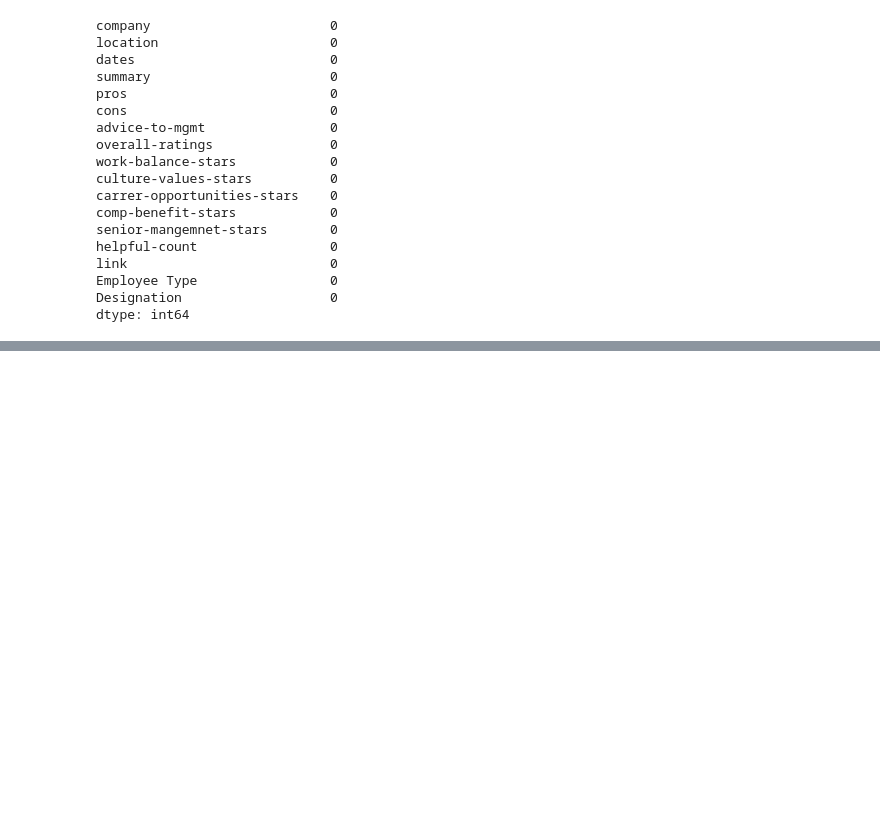
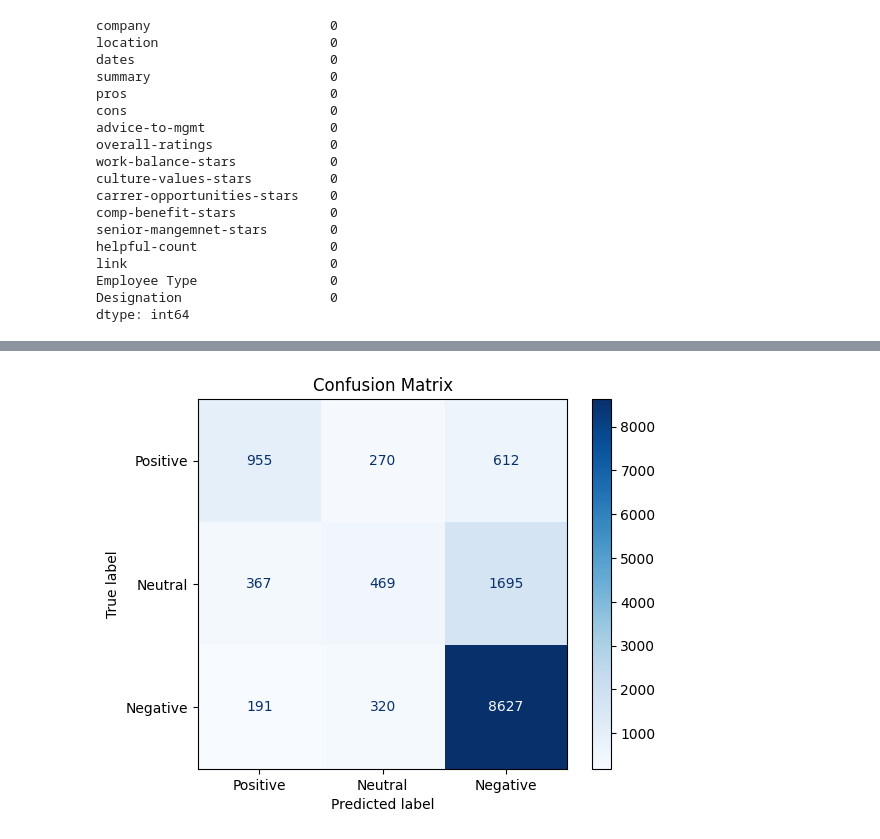
Before and after one commit to utsav-lakshkar9/NLP_Assignment_1_Intelligent_Employee_Review_Feedback, a Jupyter notebook: main.ipynb, the cells around one changed output, grey strips where cells are left out. Saved outputs shown, nothing was run; the diff lists cells and outputs as text; code cells hidden in the pictures; blank space fills up the shorter version.

```diff
--- a/main.ipynb
+++ b/main.ipynb
@@ -242,3 +267,17 @@ df=pre_processing(df)
+# %%
+df['review_text'] = (
+    df['summary'].fillna('') + " " +
+    df['pros'].fillna('') + " " +
+    df['cons'].fillna('') + " " +
+    df['advice-to-mgmt'].fillna('')
+)
+# %%
+df['processed_text'] = (
+    df['summary_tokenized'].apply(lambda x: " ".join(x)) + " " +
+    df['pros_tokenized'].apply(lambda x: " ".join(x)) + " " +
+    df['cons_tokenized'].apply(lambda x: " ".join(x)) + " " +
+    df['advice-to-mgmt_tokenized'].apply(lambda x: " ".join(x))
+)
 # %%
 print(df.head())
 # %% [output]
@@ -261,0 +301,20 @@ print(df.head())
+# %%
+X = df['processed_text']
+y = df['sentiment']
+
+X_train, X_test, y_train, y_test = train_test_split(X,y,test_size=0.2,random_state=42,stratify=y)
+
+tfidf = TfidfVectorizer(max_features=5000)
+X_train_tfidf = tfidf.fit_transform(X_train)
+X_test_tfidf = tfidf.transform(X_test)
+
+model = LogisticRegression(max_iter=1000)
+model.fit(X_train_tfidf, y_train)
+
+y_pred = model.predict(X_test_tfidf)
+print("Accuracy:", accuracy_score(y_test, y_pred))
+print("Precision:", precision_score(y_test, y_pred,average='weighted'))
+print("Recall:", recall_score(y_test, y_pred,average='weighted'))
+print("F1 Score:", f1_score(y_test, y_pred,average='weighted'))
+
+print(classification_report(y_test, y_pred))
@@ -261,0 +335,8 @@ print(df.head())
+# %%
+cm=confusion_matrix(y_test, y_pred)
+disp = ConfusionMatrixDisplay(confusion_matrix=cm, display_labels=pd.unique(df['sentiment']))
+disp.plot(cmap=plt.cm.Blues)
+plt.title('Confusion Matrix')
+plt.show()
+# %% [output]
+[figure, added]
```
Also changed, not shown: parts of 7 cells of this notebook, 1 other file.
